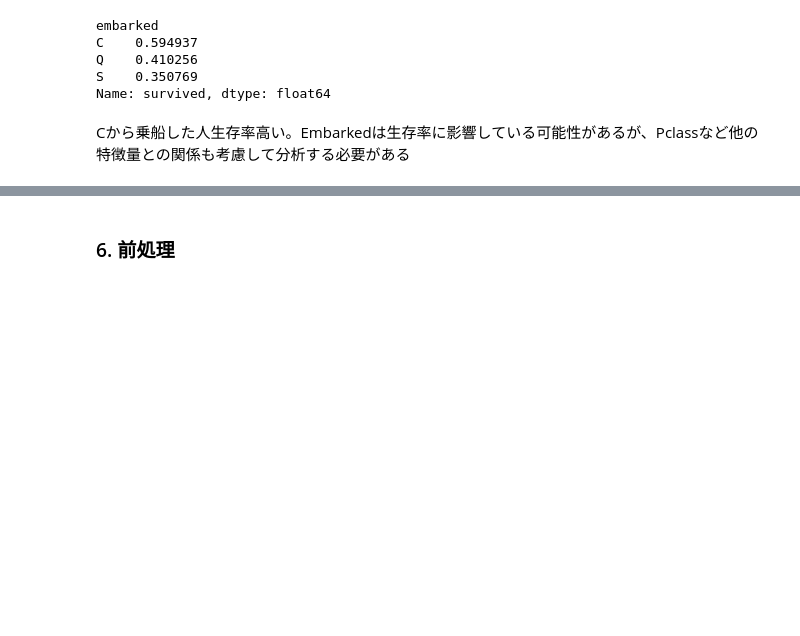
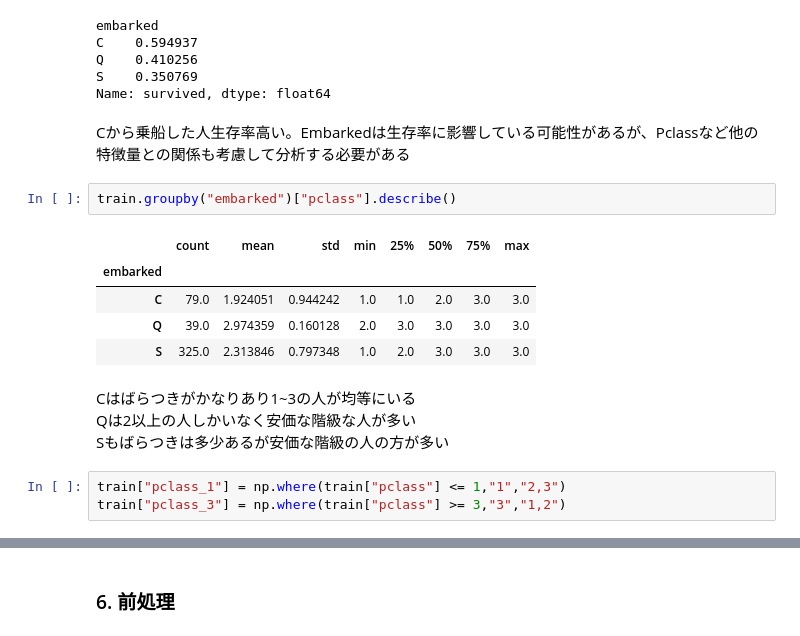
Before and after one commit to runa-yamauchi-dev/SIGNATE_Practice, a Jupyter notebook: competition01_titanic/notebook/titanic.ipynb, the cells around one changed output, grey strips where cells are left out. Cells and saved outputs as stored; diff of their text form; blank space fills up the shorter version.

Commit message:
Embarked補完終了

```diff
--- a/competition01_titanic/notebook/titanic.ipynb
+++ b/competition01_titanic/notebook/titanic.ipynb
@@ -196,3 +196,18 @@ S    0.350769
 Name: survived, dtype: float64
 # %% [markdown]
 Cから乗船した人生存率高い。Embarkedは生存率に影響している可能性があるが、Pclassなど他の特徴量との関係も考慮して分析する必要がある
+# %%
+train.groupby("embarked")["pclass"].describe()
+# %% [output]
+|  | count | mean | std | min | 25% | 50% | 75% | max |
+| embarked |  |  |  |  |  |  |  |  |
+| C | 79.0 | 1.924051 | 0.944242 | 1.0 | 1.0 | 2.0 | 3.0 | 3.0 |
+| Q | 39.0 | 2.974359 | 0.160128 | 2.0 | 3.0 | 3.0 | 3.0 | 3.0 |
+| S | 325.0 | 2.313846 | 0.797348 | 1.0 | 2.0 | 3.0 | 3.0 | 3.0 |
+# %% [markdown]
+Cはばらつきがかなりあり1~3の人が均等にいる
+Qは2以上の人しかいなく安価な階級な人が多い
+Sもばらつきは多少あるが安価な階級の人の方が多い
+# %%
+train["pclass_1"] = np.where(train["pclass"] <= 1,"1","2,3")
+train["pclass_3"] = np.where(train["pclass"] >= 3,"3","1,2")
```
Also changed, not shown: parts of 18 cells of this notebook.
